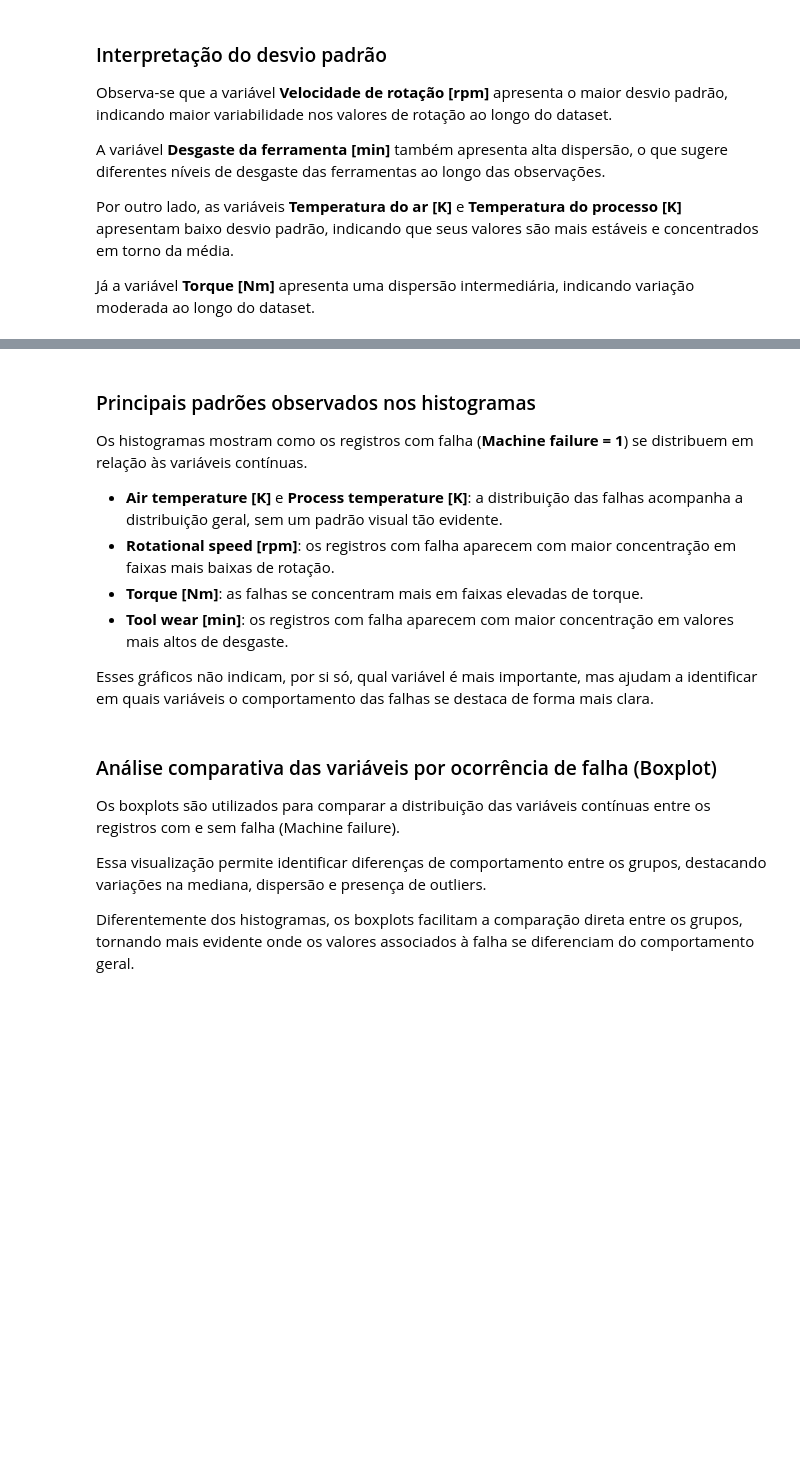
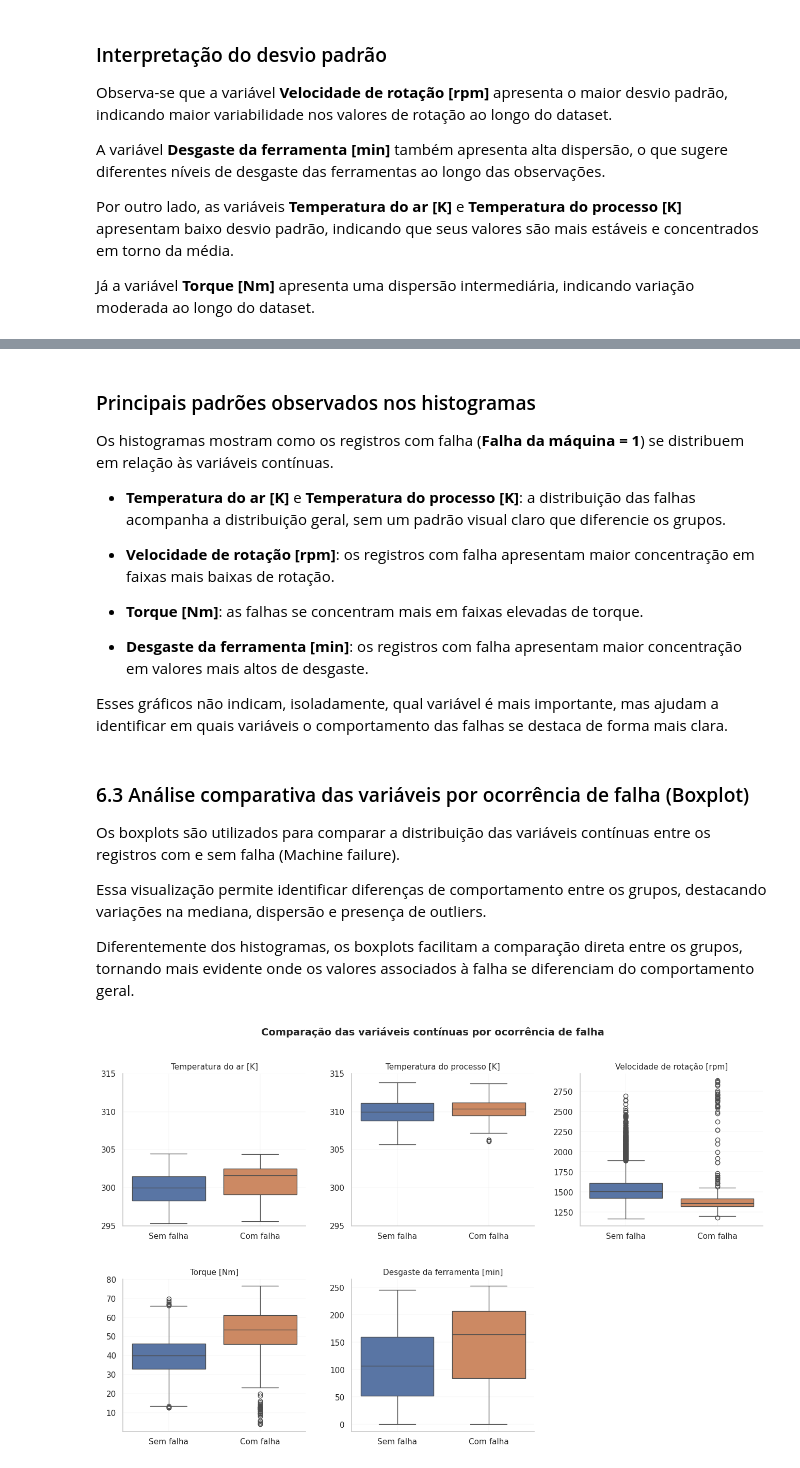
Before and after one commit to thaygorh/Analise-de-Dados-e-Boas-Praticas, a Jupyter notebook: mvp-analise-dados-e-boas-praticas.ipynb, the cells around one changed output, grey strips where cells are left out. Saved outputs shown, nothing was run; the diff lists cells and outputs as text; code cells hidden in the pictures; blank space fills up the shorter version.

```diff
--- a/mvp-analise-dados-e-boas-praticas.ipynb
+++ b/mvp-analise-dados-e-boas-praticas.ipynb
@@ -564,16 +505,19 @@ KeyError: 'Machine failure'
 # %% [markdown]
 ### Principais padrões observados nos histogramas
 
-Os histogramas mostram como os registros com falha (**Machine failure = 1**) se distribuem em relação às variáveis contínuas.
+Os histogramas mostram como os registros com falha (**Falha da máquina = 1**) se distribuem em relação às variáveis contínuas.
 
-- **Air temperature [K]** e **Process temperature [K]**: a distribuição das falhas acompanha a distribuição geral, sem um padrão visual tão evidente.
-- **Rotational speed [rpm]**: os registros com falha aparecem com maior concentração em faixas mais baixas de rotação.
+- **Temperatura do ar [K]** e **Temperatura do processo [K]**: a distribuição das falhas acompanha a distribuição geral, sem um padrão visual claro que diferencie os grupos.
+
+- **Velocidade de rotação [rpm]**: os registros com falha apresentam maior concentração em faixas mais baixas de rotação.
+
 - **Torque [Nm]**: as falhas se concentram mais em faixas elevadas de torque.
-- **Tool wear [min]**: os registros com falha aparecem com maior concentração em valores mais altos de desgaste.
 
-Esses gráficos não indicam, por si só, qual variável é mais importante, mas ajudam a identificar em quais variáveis o comportamento das falhas se destaca de forma mais clara.
+- **Desgaste da ferramenta [min]**: os registros com falha apresentam maior concentração em valores mais altos de desgaste.
+
+Esses gráficos não indicam, isoladamente, qual variável é mais importante, mas ajudam a identificar em quais variáveis o comportamento das falhas se destaca de forma mais clara.
 # %% [markdown]
-### Análise comparativa das variáveis por ocorrência de falha (Boxplot)
+### 6.3 Análise comparativa das variáveis por ocorrência de falha (Boxplot)
 
 Os boxplots são utilizados para comparar a distribuição das variáveis contínuas entre os registros com e sem falha (Machine failure).
 
@@ -582,11 +526,11 @@ Essa visualização permite identificar diferenças de comportamento entre os gr
 Diferentemente dos histogramas, os boxplots facilitam a comparação direta entre os grupos, tornando mais evidente onde os valores associados à falha se diferenciam do comportamento geral.
 # %%
 variaveis = [
-    'Air temperature [K]',
-    'Process temperature [K]',
-    'Rotational speed [rpm]',
+    'Temperatura do ar [K]',
+    'Temperatura do processo [K]',
+    'Velocidade de rotação [rpm]',
     'Torque [Nm]',
-    'Tool wear [min]'
+    'Desgaste da ferramenta [min]'
 ]
 
 fig, axes = plt.subplots(2, 3, figsize=(16, 9))
@@ -597,42 +541,46 @@ for i, var in enumerate(variaveis):
 
     sns.boxplot(
         data=df_analysis,
-        x='Machine failure',
+        x='Falha da máquina',
         y=var,
         ax=ax,
-        palette=['#4C72B0', '#DD8452'],
+        palette=["#4C72B0", "#DD8452"],
         showfliers=True
     )
 
     ax.set_title(var, fontsize=11)
+    ax.set_ylabel('')
     ax.set_xlabel('')
-    ax.set_ylabel('')
+
     ax.set_xticklabels(['Sem falha', 'Com falha'])
 
-    # 🔥 escala fixa para temperaturas
-    if var in ['Air temperature [K]', 'Process temperature [K]']:
+    # escala fixa para temperaturas
+    if var in ['Temperatura do ar [K]', 'Temperatura do processo [K]']:
         ax.set_ylim(295, 315)
-        ax.set_yticks(range(295, 316, 5))  # ticks organizados
+        ax.set_yticks(range(295, 316, 5))
 
     # grid leve
     ax.grid(True, linewidth=0.3, alpha=0.4)
 
-    # remover bordas desnecessárias
+    # remover bordas
     ax.spines['top'].set_visible(False)
     ax.spines['right'].set_visible(False)
 
 # remover último subplot vazio
 fig.delaxes(axes[5])
 
 fig.suptitle(
     'Comparação das variáveis contínuas por ocorrência de falha',
     fontsize=14,
+    weight='bold',
     y=0.98
 )
 
 plt.subplots_adjust(hspace=0.35, wspace=0.25)
 
 plt.show()
+# %% [output]
+[figure, added]
 # %% [markdown]
 ### Principais padrões observados nos boxplots
 
```
Also changed, not shown: parts of 19 cells of this notebook.
